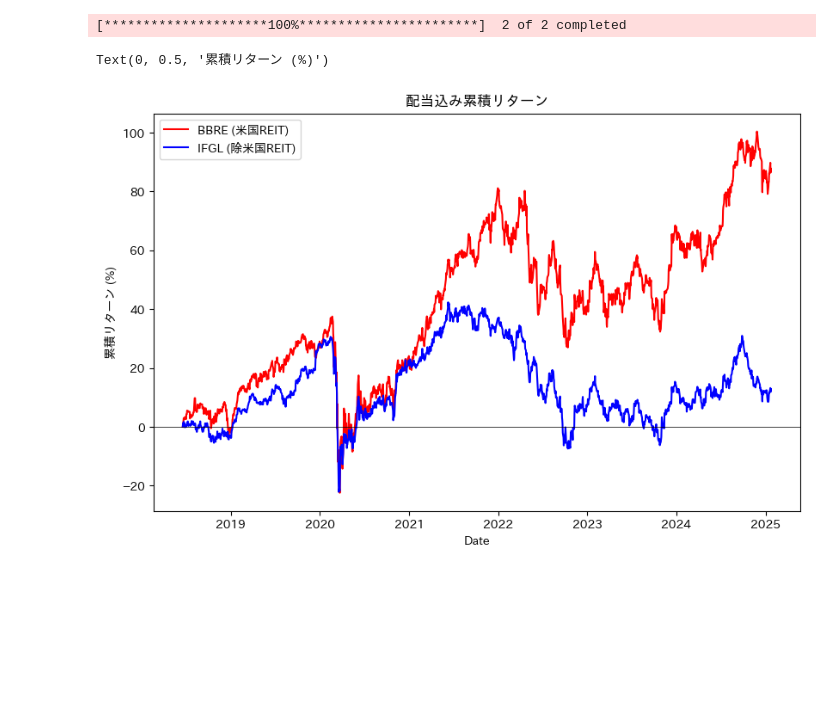
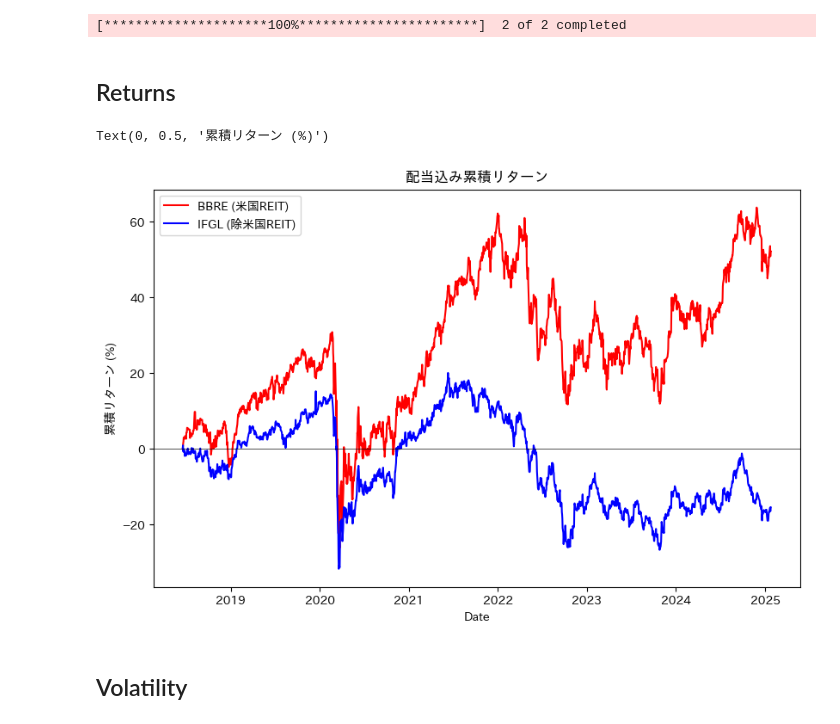
Before and after one commit to Keisei-Akiya/finance, a Jupyter notebook: src/evaluation_of_etf/reit.ipynb, the cells around one changed output. Saved outputs shown, nothing was run; the diff lists cells and outputs as text; code cells hidden in the pictures; blank space fills up the shorter version.

Commit message:
BBRE, IFGL returns and minimize volatility'

```diff
--- a/src/evaluation_of_etf/reit.ipynb
+++ b/src/evaluation_of_etf/reit.ipynb
@@ -8,42 +11,47 @@ import yfinance as yf
 import matplotlib.pyplot as plt
 import japanize_matplotlib
 import seaborn as sns
+# %%
+ticker_list = ['BBRE', 'IFGL']
+tiskers = yf.Tickers(' '.join(ticker_list))
+historical_data = tiskers.history(period='max')
+# %% [output]
+[*********************100%***********************]  2 of 2 completed
+# %% [markdown]
+## Returns
 # %%
-ticker_list = ['BBRE', 'IFGL']
-tiskers = yf.Tickers(' '.join(ticker_list))
-historical_data = tiskers.history(period='max')
 df = pl.DataFrame({
     "Date": historical_data.index,
-    "BBRE": historical_data['Close']['BBRE'],
-    "IFGL": historical_data['Close']['IFGL'],
-    "BBRE_dividends": historical_data['Dividends']['BBRE'] / historical_data['Close']['BBRE'],
-    "IFGL_dividends": historical_data['Dividends']['IFGL'] / historical_data['Close']['IFGL'],
+    "us_reit": historical_data['Close']['BBRE'],
+    "ex_us_reit": historical_data['Close']['IFGL'],
+    "us_reit_include_div": historical_data['Close']['BBRE'] + historical_data['Dividends']['BBRE'],
+    "ex_us_reit_include_div": historical_data['Close']['IFGL'] + historical_data['Dividends']['IFGL'],
 })
-# %% [output]
-[*********************100%***********************]  2 of 2 completed
 # %%
-df = df.drop_nulls(subset=["BBRE"]).with_columns([
-    pl.col("BBRE").log().alias("BBRE_log"),
-    pl.col("IFGL").log().alias("IFGL_log")
+df = df.drop_nulls(subset=["us_reit"]).with_columns([
+    pl.col("us_reit_include_div").log().alias("us_reit_log"),
+    pl.col("ex_us_reit_include_div").log().alias("ex_us_reit_log")
 ]).with_columns([
-    pl.col("BBRE_log").diff().fill_null(value=0).alias("BBRE_log_diff"),
-    pl.col("IFGL_log").diff().fill_null(value=0).alias("IFGL_log_diff"),
+    pl.col("us_reit_log").diff().fill_null(value=0).alias("us_reit_log_diff"),
+    pl.col("ex_us_reit_log").diff().fill_null(value=0).alias("ex_us_reit_log_diff"),
 ]).with_columns([
-    (pl.col("BBRE_log_diff") + pl.col("BBRE_dividends")).cum_sum().alias("BBRE_log_cumsum"),
-    (pl.col("IFGL_log_diff") + pl.col("IFGL_dividends")).cum_sum().alias("IFGL_log_cumsum"),
+    pl.col("us_reit_log_diff").cum_sum().alias("us_reit_log_cumsum"),
+    pl.col("ex_us_reit_log_diff").cum_sum().alias("ex_us_reit_log_cumsum"),
 ]).with_columns([
-    ((pl.col("BBRE_log_cumsum").exp() - 1)*100).alias("BBRE_return"),
-    ((pl.col("IFGL_log_cumsum").exp() - 1)*100).alias("IFGL_return"),
+    ((pl.col("us_reit_log_cumsum").exp() - 1)*100).alias("us_reit_return"),
+    ((pl.col("ex_us_reit_log_cumsum").exp() - 1)*100).alias("ex_us_reit_return"),
 ])
 # %%
 fig, ax = plt.subplots(figsize=(1.618*6, 6))
-sns.lineplot(data=df.to_pandas(), x='Date', y='BBRE_return', ax=ax, label='BBRE (米国REIT)', color='red')
-sns.lineplot(data=df.to_pandas(), x='Date', y='IFGL_return', ax=ax, label='IFGL (除米国REIT)', color='blue')
+sns.lineplot(data=df.to_pandas(), x='Date', y='us_reit_return', ax=ax, label='BBRE (米国REIT)', color='red')
+sns.lineplot(data=df.to_pandas(), x='Date', y='ex_us_reit_return', ax=ax, label='IFGL (除米国REIT)', color='blue')
 ax.axhline(0, color='black', linewidth=0.5)
 ax.set_title("配当込み累積リターン")
 ax.set_ylabel('累積リターン (%)')
 # %% [output]
 Text(0, 0.5, '累積リターン (%)')
-[figure, old version]
+[figure, new version]
+# %% [markdown]
+## Volatility
 # %%
 volatility_df = df.select([
```
Also changed, not shown: parts of 7 cells of this notebook.
